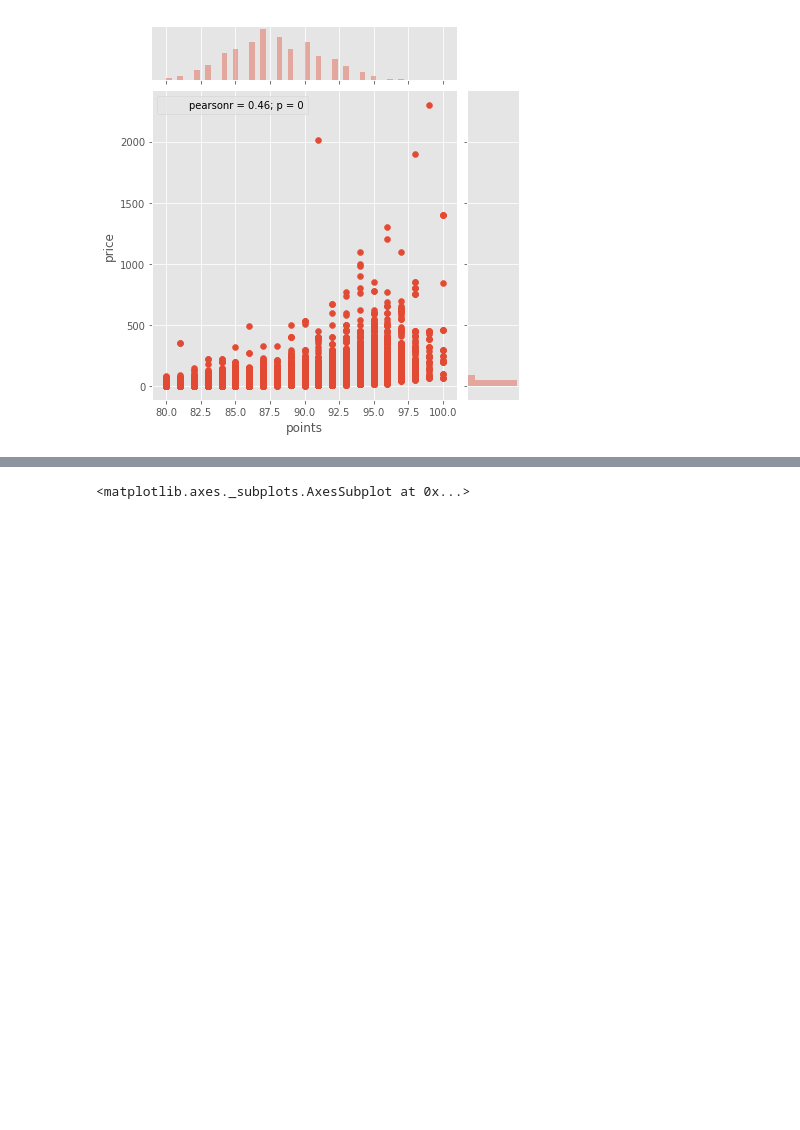
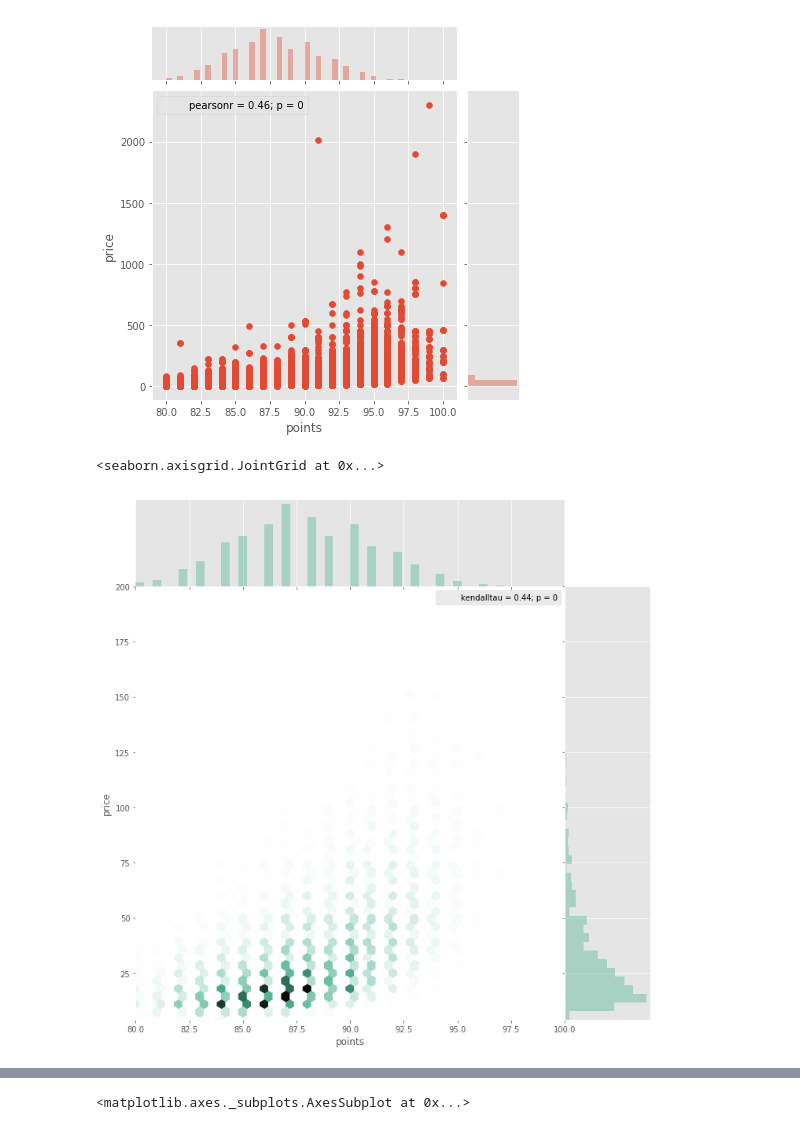
Before and after one commit to stoltzmaniac/wine-reviews-kaggle, a Jupyter notebook: Wine Analysis.ipynb, the cells around one changed output, grey strips where cells are left out. Cells and saved outputs as stored; diff of their text form; code cells hidden in the pictures; blank space fills up the shorter version.

```diff
--- a/Wine Analysis.ipynb
+++ b/Wine Analysis.ipynb
@@ -59,3 +61,10 @@ sns.jointplot(x='points', y='price', data=data)
 # %% [output]
 <seaborn.axisgrid.JointGrid at 0x...>
 [figure]
+# %%
+a = data
+a = a[a.price <= 200]
+sns.jointplot(x='points',y='price',stat_func=kendalltau,kind="hex", color="#4CB391",space=0,size=10,data=a)
+# %% [output]
+<seaborn.axisgrid.JointGrid at 0x...>
+[figure, added]
```
Also changed, not shown: parts of 13 cells of this notebook.
